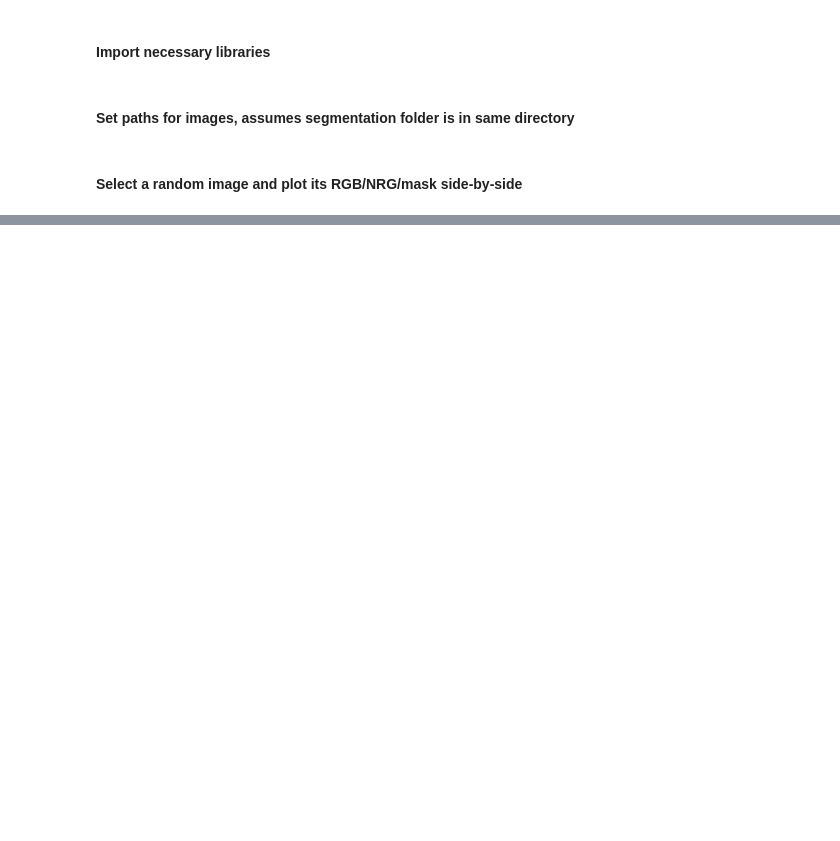
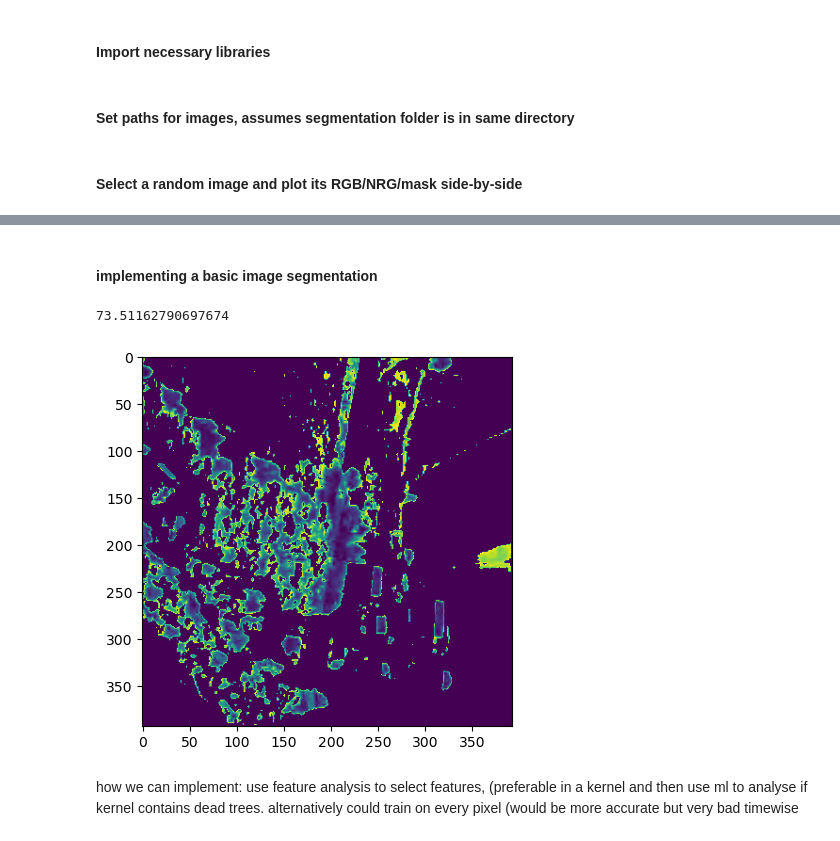
Before and after one commit to abaj8494/cv-tree-seg, a Jupyter notebook: segmentation.ipynb, the cells around one changed output, grey strips where cells are left out. Saved outputs shown, nothing was run; the diff lists cells and outputs as text; code cells hidden in the pictures; blank space fills up the shorter version.

```diff
--- a/segmentation.ipynb
+++ b/segmentation.ipynb
@@ -59,0 +66,2 @@ if match:
+# %% [markdown]
+#### implementing a basic image segmentation
@@ -59,0 +71,16 @@ if match:
+# %%
+rgb = cv2.cvtColor(rgb_image, cv2.COLOR_BGR2GRAY)
+mask = cv2.cvtColor(mask_image, cv2.COLOR_BGR2GRAY)
+locs = np.where(mask == 255)
+
+nrg = cv2.cvtColor(nrg_image, cv2.COLOR_BGR2GRAY)
+pixels = nrg[locs]
+ret2,th2 = cv2.threshold(nrg,0,255,cv2.THRESH_TOZERO_INV+cv2.THRESH_OTSU)
+plt.imshow(th2)
+print(np.mean(pixels))
+# %% [output]
+73.51162790697674
+[figure, added]
+# %% [markdown]
+how we can implement:
+use feature analysis to select features, (preferable in a kernel and then use ml to analyse if kernel contains dead trees. alternatively could train on every pixel (would be more accurate but very bad timewise
```
Also changed, not shown: parts of 11 cells of this notebook, 1 other file.
